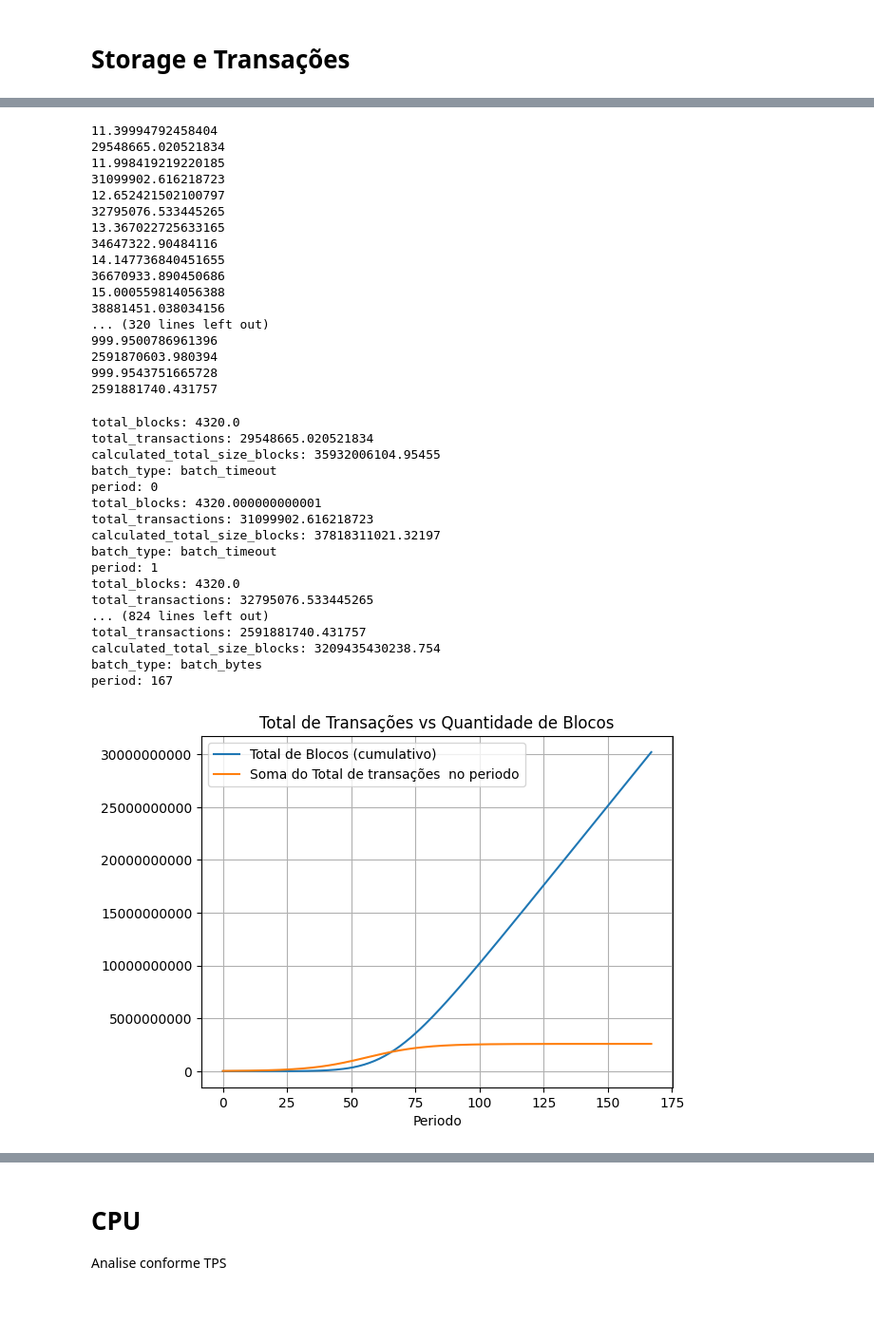
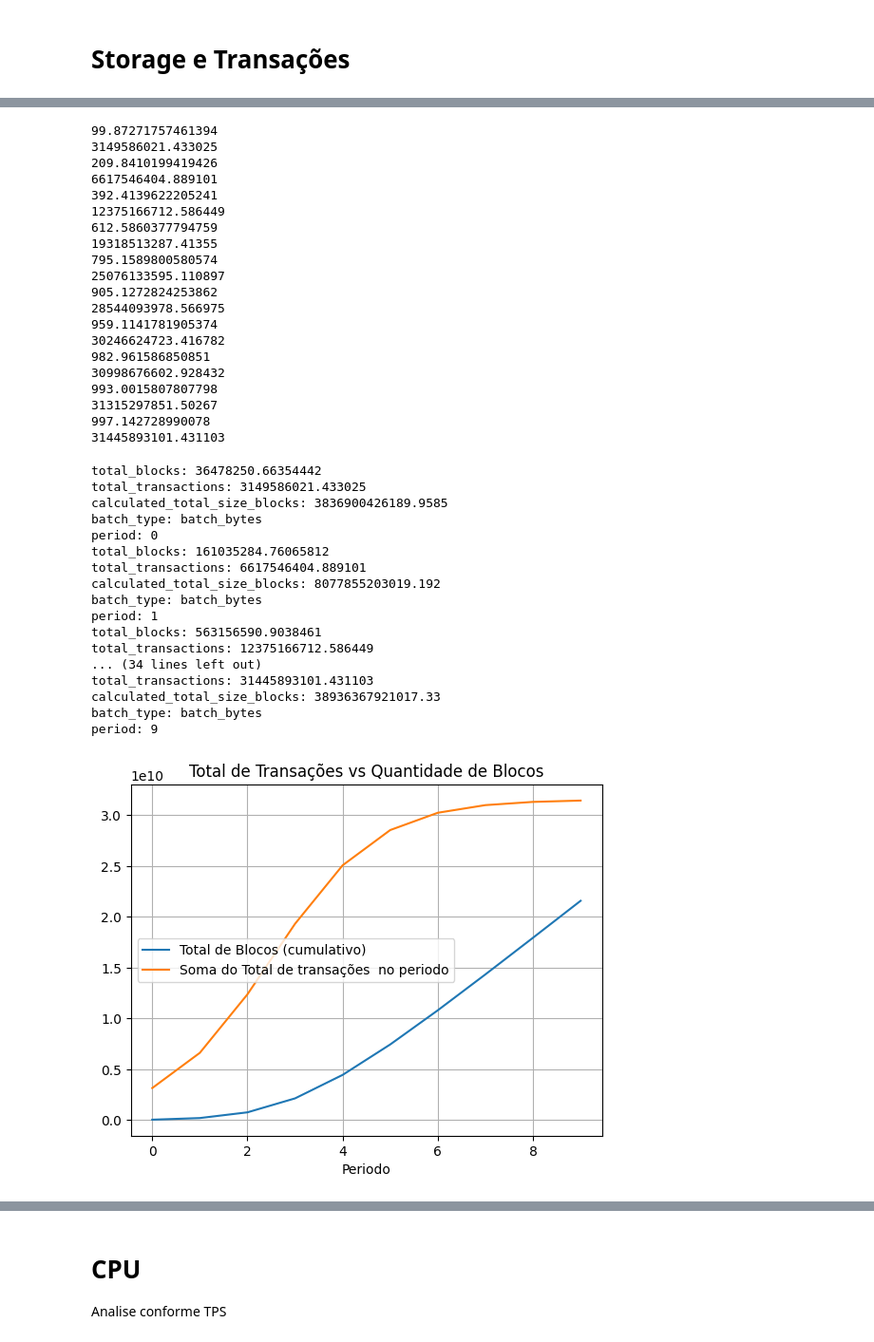
Before and after one commit to gilbertokoerbes/TCCII_Blockchain_Predict, a Jupyter notebook: predict.ipynb, the cells around one changed output, grey strips where cells are left out. Shown at 95% size. Cells and saved outputs as stored; diff of their text form; code cells hidden in the pictures; blank space fills up the shorter version.

```diff
--- a/predict.ipynb
+++ b/predict.ipynb
@@ -20,8 +28,8 @@ def logistic_curve(t, P0, K, r, t0):
 
 # Dados de exemplo de tempo (t)
 global PREDICT_TYPE
-PREDICT_TYPE = 'MONTH' #'DAY':'WEEK':'MONTH':'YEAR'
-A = 168
+PREDICT_TYPE = 'YEAR' #'DAY':'WEEK':'MONTH':'YEAR'
+A = 10 #10 ANOS EM DIAS
 
 t = np.linspace(0, A - 1, A)
 print(len(t))
@@ -29,10 +37,12 @@ print(len(t))
 # Parâmetros da curva logística
 P0 = 5  # Transações inicial
 K = 1000  # Valor máximo transações estimado
-r =  0.09 # Taxa de crescimento
-t0 = A / 3     # Ponto de inflexão -> Meio
+r =  0.9 # Taxa de crescimento
+t0 = A / 4     # Ponto de inflexão -> Meio
 
 # Calcula a população usando a função da curva logística
 global rate_transactions
 AVG_RATE_TRANSACTIONS = logistic_curve(t, P0, K, r, t0)
+
+AVG_RATE_TRANSACTIONS = [50,100,150,200,250,320,370,550,750,1000]
 # %% [output]
@@ -146,23 +178,26 @@ for i_period in range(0,A):
 
     StorageDemand.append(i_storage_demand)
 # %% [output]
-11.39994792458404
-29548665.020521834
-11.998419219220185
-31099902.616218723
-12.652421502100797
-32795076.533445265
-13.367022725633165
-34647322.90484116
-14.147736840451655
-36670933.890450686
-15.000559814056388
-38881451.038034156
-... (320 lines left out)
-999.9500786961396
-2591870603.980394
-999.9543751665728
-2591881740.431757
+99.87271757461394
+3149586021.433025
+209.8410199419426
+6617546404.889101
+392.4139622205241
+12375166712.586449
+612.5860377794759
+19318513287.41355
+795.1589800580574
+25076133595.110897
+905.1272824253862
+28544093978.566975
+959.1141781905374
+30246624723.416782
+982.961586850851
+30998676602.928432
+993.0015807807798
+31315297851.50267
+997.142728990078
+31445893101.431103
 # %%
 for s in StorageDemand:
     atributos = vars(s)
@@ -170,42 +205,42 @@ for s in StorageDemand:
     for chave, valor in atributos.items():
         print(f"{chave}: {valor}")
 # %% [output]
-total_blocks: 4320.0
-total_transactions: 29548665.020521834
-calculated_total_size_blocks: 35932006104.95455
-batch_type: batch_timeout
+total_blocks: 36478250.66354442
+total_transactions: 3149586021.433025
+calculated_total_size_blocks: 3836900426189.9585
+batch_type: batch_bytes
 period: 0
-total_blocks: 4320.000000000001
-total_transactions: 31099902.616218723
-calculated_total_size_blocks: 37818311021.32197
-batch_type: batch_timeout
+total_blocks: 161035284.76065812
+total_transactions: 6617546404.889101
+calculated_total_size_blocks: 8077855203019.192
+batch_type: batch_bytes
 period: 1
-total_blocks: 4320.0
-total_transactions: 32795076.533445265
-... (824 lines left out)
-total_transactions: 2591881740.431757
-calculated_total_size_blocks: 3209435430238.754
+total_blocks: 563156590.9038461
+total_transactions: 12375166712.586449
+... (34 lines left out)
+total_transactions: 31445893101.431103
+calculated_total_size_blocks: 38936367921017.33
 batch_type: batch_bytes
-period: 167
+period: 9
 # %%
 i_period           = np.array([s.period for s in StorageDemand])
 cumulative_blocks  = np.cumsum( np.array([s.total_blocks for s in StorageDemand]) )
 # %%
 # Plotagem da soma do toal transações estimada no periodo
 fig, ax = plt.subplots()
 ax.plot(i_period, cumulative_blocks, label='Total de Blocos (cumulativo)')
 
 ax.plot(t, total_transactions_by_period, label='Soma do Total de transações  no periodo')
 
-ax.ticklabel_format(style='plain')
+
 ax.grid(True)
 plt.xlabel('Periodo')
 plt.ylabel('')
 plt.title('Total de Transações vs Quantidade de Blocos')
 plt.legend()
 plt.show()
 # %% [output]
-[figure, old version]
+[figure, new version]
 # %%
 BYTE_TO_GIGA =  1024 * 1024 * 1024
 cumulative_size_GB  = np.cumsum( np.array([s.calculated_total_size_blocks for s in StorageDemand]) /  BYTE_TO_GIGA )
```
Also changed, not shown: parts of 28 cells of this notebook, 1 other file.
